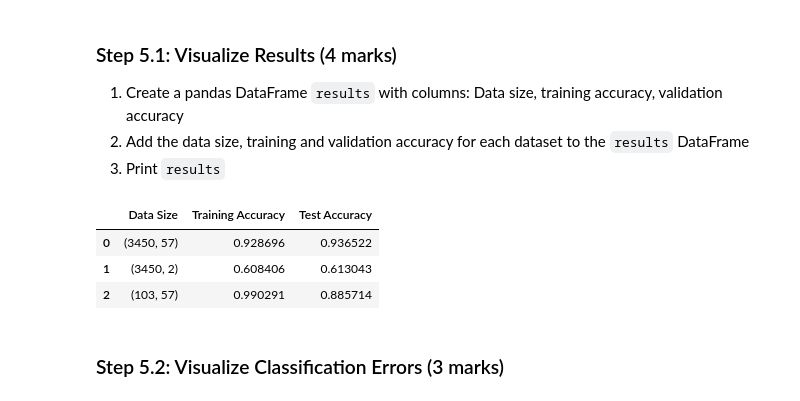
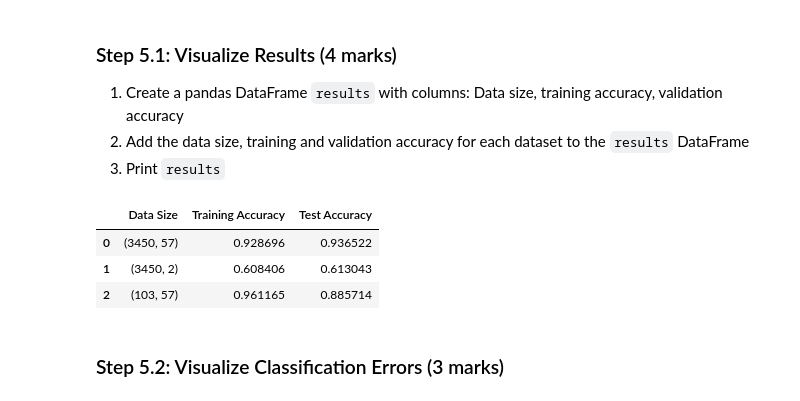
Before and after one commit to sauravuprety21/enel682-labs, a Jupyter notebook: lab2/Assignment 2.ipynb, the cells around one changed output. Cells and saved outputs as stored; diff of their text form; code cells hidden in the pictures.

```diff
--- a/lab2/Assignment 2.ipynb
+++ b/lab2/Assignment 2.ipynb
@@ -148,24 +148,24 @@ Calculate the training and validation accuracy for the three different tests imp
 from sklearn.linear_model import LogisticRegression
 
 # Note: for any random state parameters, you can use random_state = 0
-res = pd.DataFrame(columns=['Data Size', 'Training Accuracy', 'Test Accuracy'])
+results = pd.DataFrame(columns=['Data Size', 'Training Accuracy', 'Test Accuracy'])
 
 for i, (X_, y_ )in enumerate(zip([X, X.iloc[:,:2], X_small], [y, y, y_small])):
 
     X_train_, X_test_, y_train_, y_test_ = train_test_split(X_, y_, random_state=0)
     logreg_ = LogisticRegression(max_iter=2000, random_state=0).fit(X_train_, y_train_)
 
-    res.loc[i] = {'Data Size': X_train_.shape,
+    results.loc[i] = {'Data Size': X_train_.shape,
                   'Training Accuracy': logreg_.score(X_train_, y_train_),
                   'Test Accuracy': logreg_.score(X_test_, y_test_)}
 # HINT: USING A LOOP TO STORE THE DATA IN YOUR RESULTS DATAFRAME WILL BE MORE EFFICIENT
-# %%
-res
-# %% [output]
-|  | Data Size | Training Accuracy | Test Accuracy |
-| 0 | (3450, 57) | 0.928696 | 0.936522 |
-| 1 | (3450, 2) | 0.608406 | 0.613043 |
-| 2 | (103, 57) | 0.990291 | 0.885714 |
+# %%
+results
+# %% [output]
+|  | Data Size | Training Accuracy | Test Accuracy |
+| 0 | (3450, 57) | 0.928696 | 0.936522 |
+| 1 | (3450, 2) | 0.608406 | 0.613043 |
+| 2 | (103, 57) | 0.961165 | 0.885714 |
 # %% [markdown]
 ### Step 5.2: Visualize Classification Errors (3 marks)
 # %% [markdown]
```
Also changed, not shown: parts of 13 cells of this notebook.
